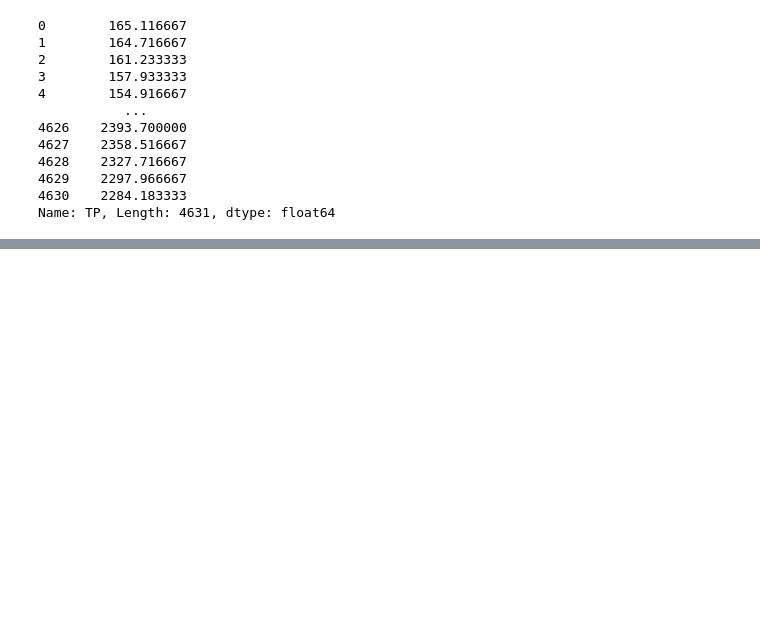
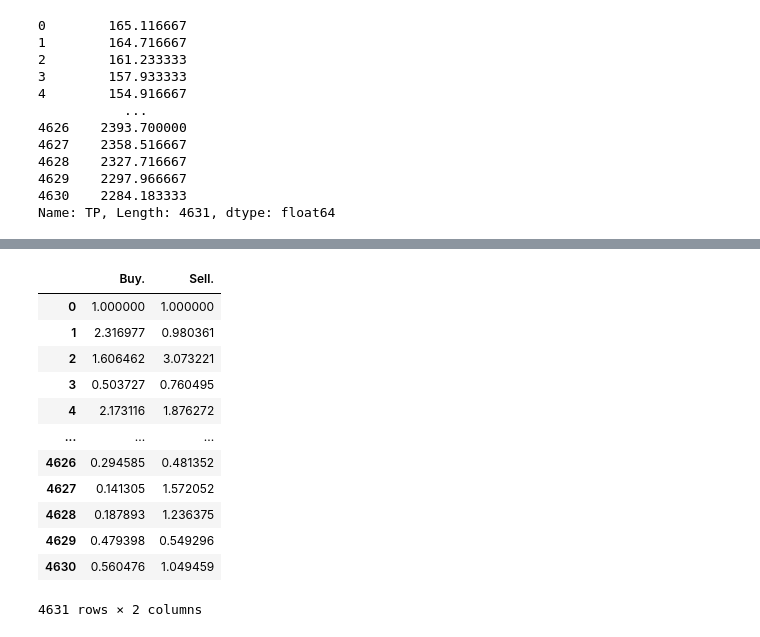
Before and after one commit to divyanshu-kunwar/StatisticIndicators, a Jupyter notebook: indicator-S.ipynb, the cells around one changed output, grey strips where cells are left out. Cells and saved outputs as stored; diff of their text form; code cells hidden in the pictures; blank space fills up the shorter version.

```diff
--- a/indicator-S.ipynb
+++ b/indicator-S.ipynb
@@ -1611,0 +1747,34 @@ def kc(ohlc: DataFrame,period: int = 20,atr_period: int = 10,MA: Series = None,k
+# %%
+def basp( data: DataFrame, period: int = 40, adjust: bool = True) -> DataFrame:
+    """BASP indicator serves to identify buying and selling pressure."""
+
+    sp = data["high"] - data["close"]
+    bp = data["close"] - data["low"]
+    spavg = sp.ewm(span=period, adjust=adjust).mean()
+    bpavg = bp.ewm(span=period, adjust=adjust).mean()
+
+    nbp = bp / bpavg
+    nsp = sp / spavg
+
+    varg = data["volume"].ewm(span=period, adjust=adjust).mean()
+    nv = data["volume"] / varg
+
+    nbfraw = pd.Series(nbp * nv, name="Buy.")
+    nsfraw = pd.Series(nsp * nv, name="Sell.")
+
+    return pd.concat([nbfraw, nsfraw], axis=1)
+basp(df)
+# %% [output]
+|  | Buy. | Sell. |
+| 0 | 1.000000 | 1.000000 |
+| 1 | 2.316977 | 0.980361 |
+| 2 | 1.606462 | 3.073221 |
+| 3 | 0.503727 | 0.760495 |
+| 4 | 2.173116 | 1.876272 |
+| ... | ... | ... |
+| 4626 | 0.294585 | 0.481352 |
+| 4627 | 0.141305 | 1.572052 |
+| 4628 | 0.187893 | 1.236375 |
+| 4629 | 0.479398 | 0.549296 |
+| 4630 | 0.560476 | 1.049459 |
+4631 rows × 2 columns
```
Also changed, not shown: parts of 6 cells of this notebook.
